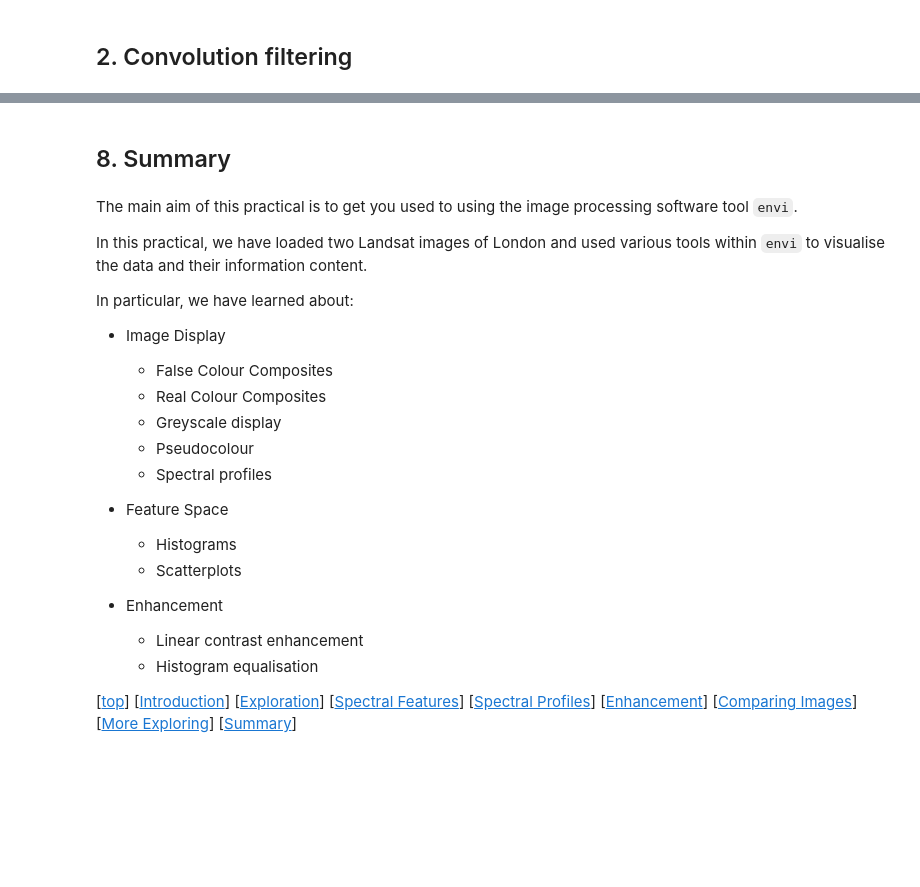
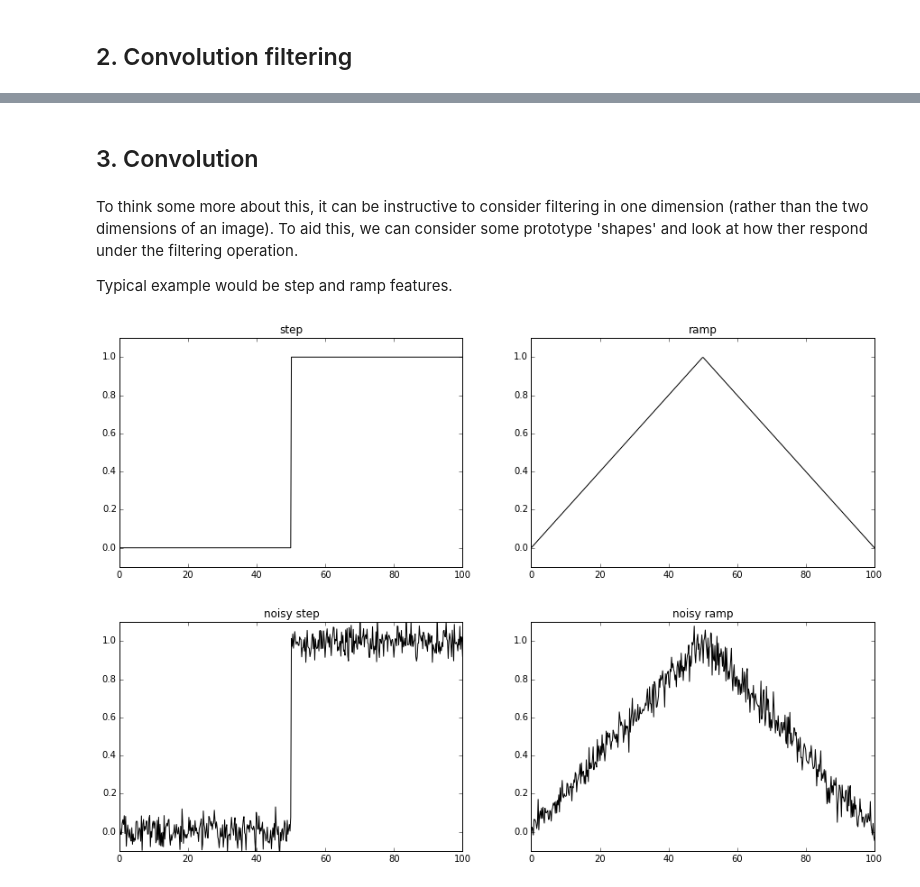
Before and after one commit to profLewis/geog2021, a Jupyter notebook: SpatialFiltering.ipynb, the cells around one changed output, grey strips where cells are left out. Cells and saved outputs as stored; diff of their text form; code cells hidden in the pictures; blank space fills up the shorter version.

```diff
--- a/SpatialFiltering.ipynb
+++ b/SpatialFiltering.ipynb
@@ -349,35 +155,6 @@ If you have tools such as [Google Earth](http://www.google.co.uk/intl/en_uk/eart
-# %% [markdown]
-## 8. Summary
-# %% [markdown]
-The main aim of this practical is to get you used to using the image processing software tool `envi`.
-
-In this practical, we have loaded two Landsat images of London and used various tools within `envi` to visualise the data and their information content.
-
-In particular, we have learned about:
-
-* Image Display
-    * False Colour Composites
-    * Real Colour Composites
-    * Greyscale display
-    * Pseudocolour
-    * Spectral profiles
-
-
-* Feature Space
-    * Histograms
-    * Scatterplots
-
-
-* Enhancement
-    * Linear contrast enhancement
-    * Histogram equalisation
-
-[[top](#Image-Display-and-Enhancement-using-ENVI-5.2)]
-[[Introduction](#1.-Introduction)]
-[[Exploration](#2.-Exploration)]
-[[Spectral Features](#3.-Spectral-Features)]
-[[Spectral Profiles](#4.-Spectral-Profiles)]
-[[Enhancement](#5.-Enhancement)]
-[[Comparing Images](#6.-Comparing-Images)]
-[[More Exploring](#7.-More-Exploring)]
-[[Summary](#8.-Summary)]
+# %% [markdown]
+## 3. Convolution
+# %% [markdown]
+To think some more about this, it can be instructive to consider filtering in one dimension (rather than the two dimensions of an image). To aid this, we can consider some prototype 'shapes' and look at how ther respond under the filtering operation.
+
+Typical example would be step and ramp features.
@@ -383,0 +163,5 @@ In particular, we have learned about:
+# %%
+run python/proto.py
+# %% [output]
+[figure, added]
+[figure, added]
```
Also changed, not shown: parts of 42 cells of this notebook, 7 other files.
